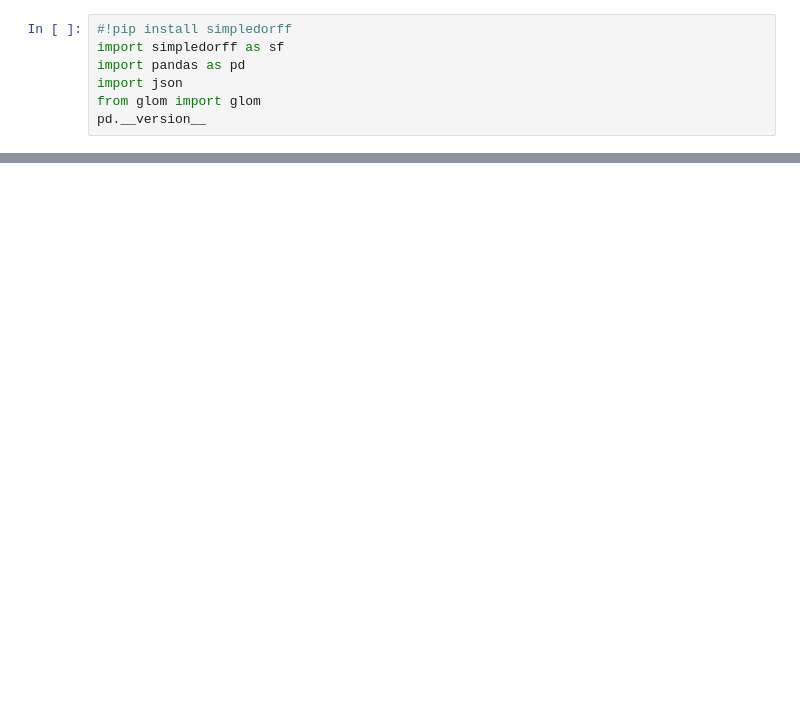
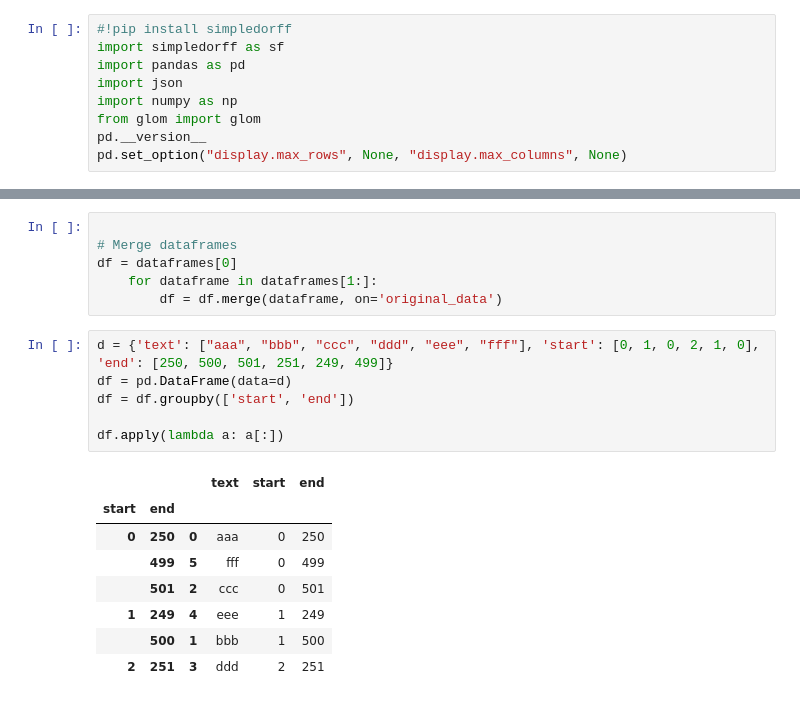
Before and after one commit to dpicca/Homer_Iliad_Dataset, a Jupyter notebook: Dataframes/Data_cleaning.ipynb, the cells around one changed output, grey strips where cells are left out. Cells and saved outputs as stored; diff of their text form; blank space fills up the shorter version.

Commit message:
Improved data cleaning
Cleaned data tables
Put everything inside functions
Grouped everything by data and text

Krippendorff's alpha doesn't work yet, needs to be commented out

```diff
--- a/Dataframes/Data_cleaning.ipynb
+++ b/Dataframes/Data_cleaning.ipynb
@@ -3,5 +3,7 @@
 import simpledorff as sf
 import pandas as pd
 import json
+import numpy as np
 from glom import glom
 pd.__version__
+pd.set_option("display.max_rows", None, "display.max_columns", None)
@@ -242,0 +217,21 @@ KeyError: "None of [Index(['_value.labels'], dtype='object')] are in the [column
+# %%
+
+# Merge dataframes
+df = dataframes[0]
+    for dataframe in dataframes[1:]:
+        df = df.merge(dataframe, on='original_data')
+# %%
+d = {'text': ["aaa", "bbb", "ccc", "ddd", "eee", "fff"], 'start': [0, 1, 0, 2, 1, 0], 'end': [250, 500, 501, 251, 249, 499]}
+df = pd.DataFrame(data=d)
+df = df.groupby(['start', 'end'])
+
+df.apply(lambda a: a[:])
+# %% [output]
+|  |  |  | text | start | end |
+| start | end |  |  |  |  |
+| 0 | 250 | 0 | aaa | 0 | 250 |
+|  | 499 | 5 | fff | 0 | 499 |
+|  | 501 | 2 | ccc | 0 | 501 |
+| 1 | 249 | 4 | eee | 1 | 249 |
+|  | 500 | 1 | bbb | 1 | 500 |
+| 2 | 251 | 3 | ddd | 2 | 251 |
```
Also changed, not shown: parts of 9 cells of this notebook.
